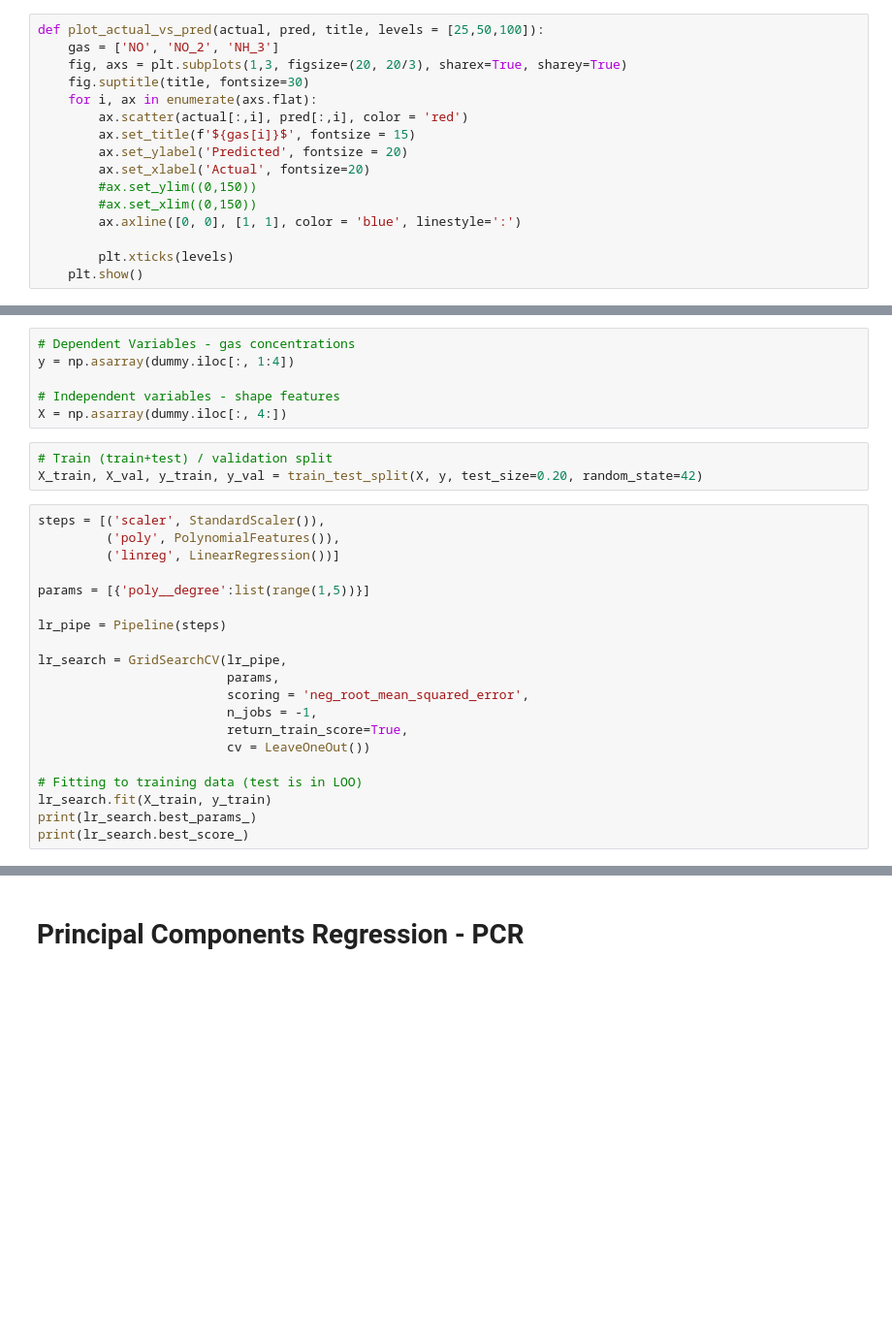
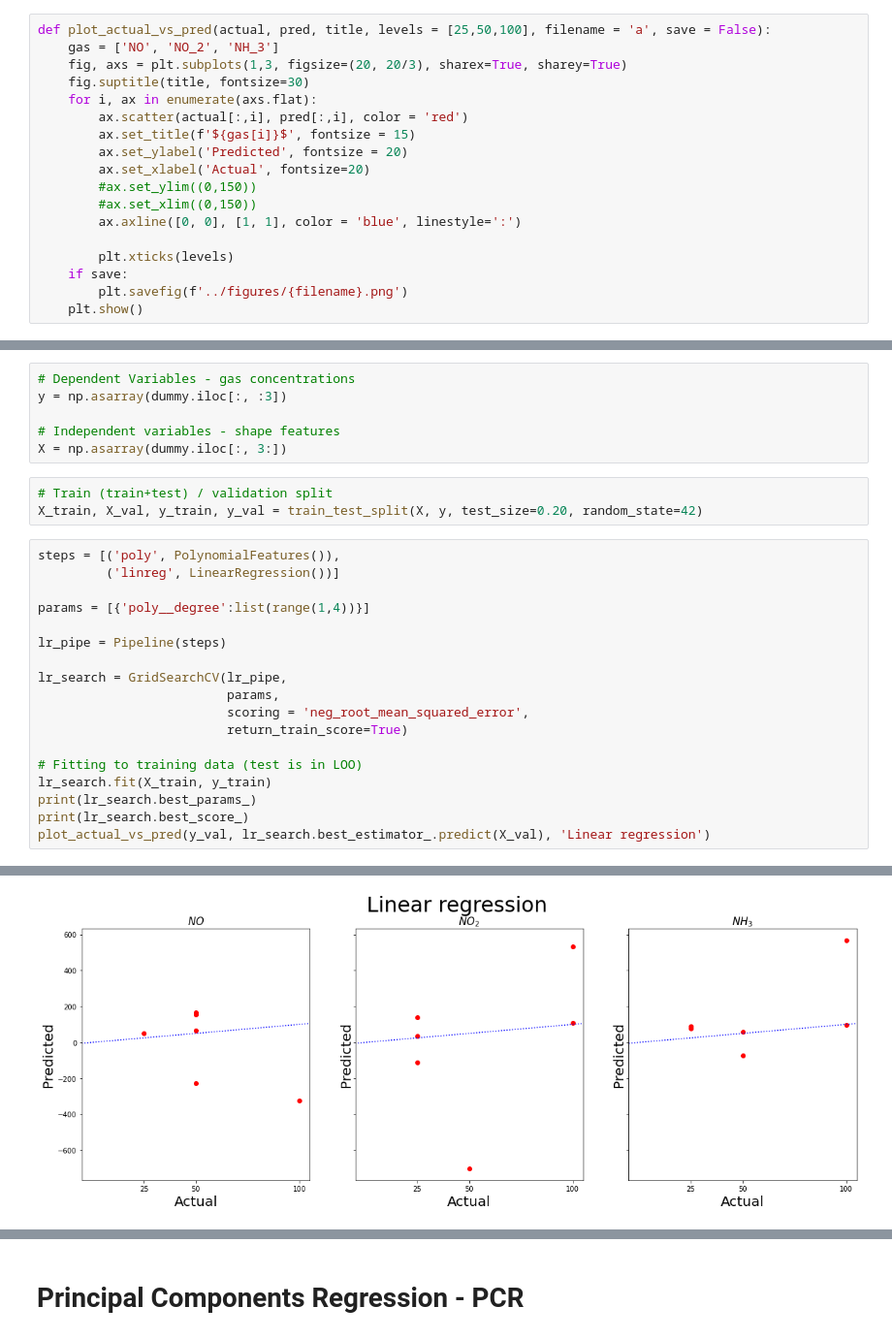
Before and after one commit to cosmourao/thesis, a Jupyter notebook: code/dummy_regression.ipynb, the cells around one changed output, grey strips where cells are left out. Shown: that part at 97% size. Saved outputs shown, nothing was run; the diff lists cells and outputs as text; blank space fills up the shorter version.

```diff
--- a/code/dummy_regression.ipynb
+++ b/code/dummy_regression.ipynb
@@ -11,7 +12,7 @@ from sklearn.model_selection import GridSearchCV
 from sklearn.decomposition import PCA
 from sklearn.cross_decomposition import PLSRegression
 # %%
-def plot_actual_vs_pred(actual, pred, title, levels = [25,50,100]):
+def plot_actual_vs_pred(actual, pred, title, levels = [25,50,100], filename = 'a', save = False):
     gas = ['NO', 'NO_2', 'NH_3']
     fig, axs = plt.subplots(1,3, figsize=(20, 20/3), sharex=True, sharey=True)
     fig.suptitle(title, fontsize=30)
@@ -25,6 +26,8 @@ def plot_actual_vs_pred(actual, pred, title, levels = [25,50,100]):
         ax.axline([0, 0], [1, 1], color = 'blue', linestyle=':')
 
         plt.xticks(levels)
+    if save:
+        plt.savefig(f'../figures/{filename}.png')
     plt.show()
 # %% [markdown]
 # Reading data
@@ -44,32 +69,30 @@ dummy.head()
 # Linear Regression
 # %%
 # Dependent Variables - gas concentrations
-y = np.asarray(dummy.iloc[:, 1:4])
+y = np.asarray(dummy.iloc[:, :3])
 
 # Independent variables - shape features
-X = np.asarray(dummy.iloc[:, 4:])
+X = np.asarray(dummy.iloc[:, 3:])
 # %%
 # Train (train+test) / validation split
 X_train, X_val, y_train, y_val = train_test_split(X, y, test_size=0.20, random_state=42)
 # %%
-steps = [('scaler', StandardScaler()),
-         ('poly', PolynomialFeatures()),
+steps = [('poly', PolynomialFeatures()),
          ('linreg', LinearRegression())]
 
-params = [{'poly__degree':list(range(1,5))}]
+params = [{'poly__degree':list(range(1,4))}]
 
 lr_pipe = Pipeline(steps)
 
 lr_search = GridSearchCV(lr_pipe,
                          params,
                          scoring = 'neg_root_mean_squared_error',
-                         n_jobs = -1,
-                         return_train_score=True,
-                         cv = LeaveOneOut())
+                         return_train_score=True)
 
 # Fitting to training data (test is in LOO)
 lr_search.fit(X_train, y_train)
 print(lr_search.best_params_)
 print(lr_search.best_score_)
+plot_actual_vs_pred(y_val, lr_search.best_estimator_.predict(X_val), 'Linear regression')
 # %% [output]
 {'poly__degree': 2}
@@ -76,0 +100 @@ print(lr_search.best_score_)
+[figure, added]
```
Also changed, not shown: parts of 16 cells of this notebook, 10 other files.
